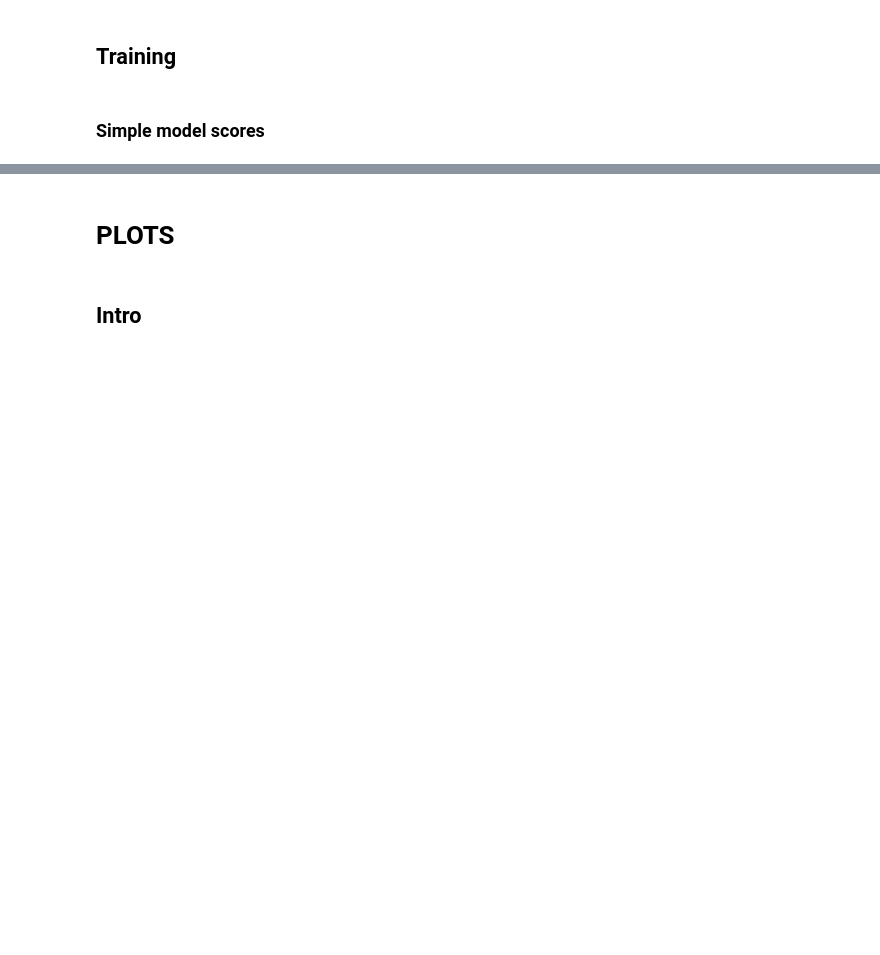
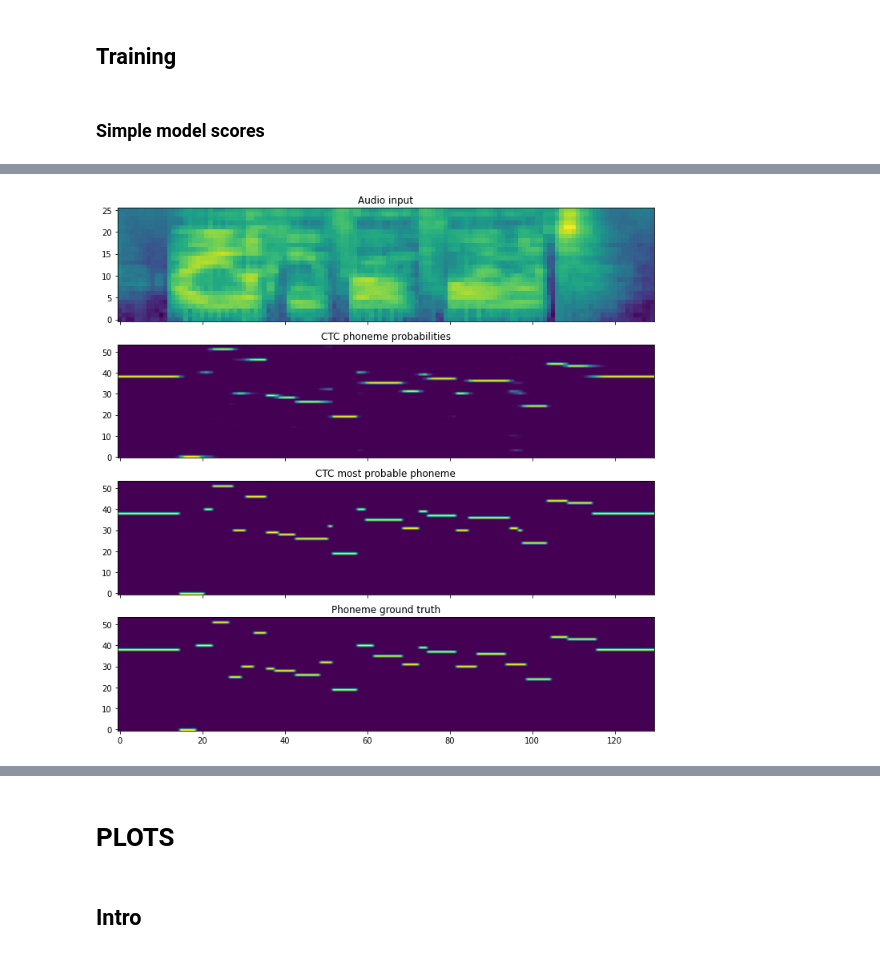
Before and after one commit to vegetablejuiceftw/soft-pointer-networks, a Jupyter notebook: Soft_Pointer_Network_RAW.ipynb, the cells around one changed output, grey strips where cells are left out. Cells and saved outputs as stored; diff of their text form; code cells hidden in the pictures; blank space fills up the shorter version.

```diff
--- a/Soft_Pointer_Network_RAW.ipynb
+++ b/Soft_Pointer_Network_RAW.ipynb
@@ -2488,0 +2695,94 @@ eval_border_agreement(duration_combined_model=duration_combined_model)
+# %%
+class MultyContextAttentionAudio(nn.Module):
+    def __init__(self, embedding_size, embedding_audio_size, hidden_size, vocab_size, device, dropout=0.1):
+        super().__init__()
+        self.vocab_size = vocab_size
+
+        # self.encoder = Encoder(embedding_audio_size, embedding_audio_size, num_layers=2, dropout=dropout, time_scale=None)
+        self.encoder = LightLSTM(embedding_audio_size, vocab_size, with_hidden=True).to(device)
+
+        self.encoder_transcription = Encoder(hidden_size, embedding_size, num_layers=2, dropout=dropout, time_scale=None)
+        self.decoder_transcription = Decoder(vocab_size, hidden_size, vocab_size, num_layers=2, dropout=dropout, time_scale=None)
+
+        self.encoder_audio = Encoder(hidden_size, embedding_audio_size, num_layers=2, dropout=dropout, time_scale=1)
+        self.decoder_audio = Decoder(vocab_size, hidden_size, hidden_size, num_layers=2, dropout=dropout, time_scale=1)
+
+        self.out = nn.Linear(hidden_size * 2, vocab_size)
+        self.out_single = nn.Linear(hidden_size, vocab_size)
+        self.out_chain = nn.Linear(hidden_size, vocab_size)
+        self.out_direct = nn.Linear(vocab_size, vocab_size)
+
+        self.fix_hidden = nn.Linear(self.encoder.hidden_size, hidden_size)
+        self.pos_encode = PositionalEncoding(vocab_size, dropout, scale=1)
+
+        self.device = device
+
+        self.mode = "chain"
+        load(self, "/content/spn/trained_weights/CTC-final.pth")
+
+    def forward(self, features_transcription, mask_transcription, features_audio, mask_audio):
+        features_audio = features_audio * 32768.0
+        batch_size, audio_len, *features = features_audio.shape
+        batch_size, out_seq_len, *features = features_transcription.shape
+
+        # if mask_transcription is None: mask_transcription = torch.ones(batch_size, out_seq_len).bool().to(device)
+        # if mask_audio is None: mask_audio = torch.ones(batch_size, audio_len).bool().to(device)
+
+        encoded_inputs, hidden = self.encoder(features_transcription, mask_transcription, features_audio, mask_audio)
+
+
+        if self.mode == "direct":
+            return encoded_inputs
+
+        encoded_inputs = self.pos_encode(encoded_inputs)
+        hidden = self.fix_hidden(hidden)
+        encoder_transcription_outputs, hidden_transcription = self.encoder_transcription(features_transcription)
+
+        if self.mode == "single":
+            output_transcription, hidden_transcription = self.decoder_transcription(encoded_inputs, mask_audio, hidden_transcription + hidden, encoder_transcription_outputs, mask_transcription)
+            # return self.out_single(output_transcription)
+            return output_transcription
+
+        encoder_audio_outputs, hidden_audio = self.encoder_audio(features_audio)
+
+        if self.mode == "fast":
+            output_transcription, hidden_transcription = self.decoder_transcription(encoded_inputs, hidden_transcription, encoder_transcription_outputs, mask_transcription)
+            output_audio, hidden_audio = self.decoder_audio(encoded_inputs, hidden_audio, encoder_audio_outputs, mask_audio)
+            output = torch.cat((output_transcription, output_audio), 2)
+            return self.out(output)
+
+        if self.mode == "chain":
+            output_transcription, hidden_transcription = self.decoder_transcription(
+                # previous, mask_trans, hidden_state, encoder_outputs, mask_audio
+                encoded_inputs, mask_audio, hidden_transcription + hidden, encoder_transcription_outputs, mask_transcription,
+            )
+            # encoded_inputs = encoded_inputs + self.out_single(output_transcription)
+            # hidden_audio = hidden_audio + hidden_transcription + hidden
+            output_audio, hidden_audio = self.decoder_audio(output_transcription, mask_audio , hidden_audio, encoder_audio_outputs, mask_audio)
+            return self.out_chain(output_audio)
+
+        # # elif self.mode == "iter":
+        # #     outputs = torch.zeros(batch_size, out_seq_len, self.vocab_size).to(self.device) # tensor to store decoder outputs
+        # #     output = outputs[:,:1].clone()
+
+        # #     for t in range(out_seq_len):
+        # #         decoder_input = encoded_inputs[:,t:(t+1),:]
+
+        # #         output_transcription, hidden_transcription = self.decoder_transcription(decoder_input, hidden_transcription, encoder_transcription_outputs, mask)
+        # #         output_audio, hidden_audio = self.decoder_audio(decoder_input, hidden_audio, encoder_audio_outputs, masks_audio)
+
+        # #         output = torch.cat((output_transcription, output_audio), 2)
+        # #         output = self.out(output)
+        # #         outputs[:,t:(t+1),:] = output
+        # else:
+        #     raise Exception("wrong mode")
+
+        return outputs
+
+multy_context_audio_model = MultyContextAttentionAudio(KNOWN_LABELS_COUNT, INPUT_SIZE, 256, KNOWN_LABELS_COUNT, device).to(device);
+# toy_dataset = DirectMaskDataset('train', limit=127)
+# train_iter = BucketIterator(train_dataset, batch_size=64, sort_key=lambda x: len(x.features), sort=False, shuffle=True, sort_within_batch=True)
+# evaluate_audio("train", train_iter, multy_context_audio_model)
+#  Evaluation on train - avg_loss: 0.158870 count:72 Total loss:11.438619658350945
+show_audio(multy_context_audio_model, test_dataset, "test", plot_only=True)
+# %% [output]
@@ -2488,0 +2790 @@ eval_border_agreement(duration_combined_model=duration_combined_model)
+[figure, added]
```
Also changed, not shown: parts of 22 cells of this notebook, 3 other files.
